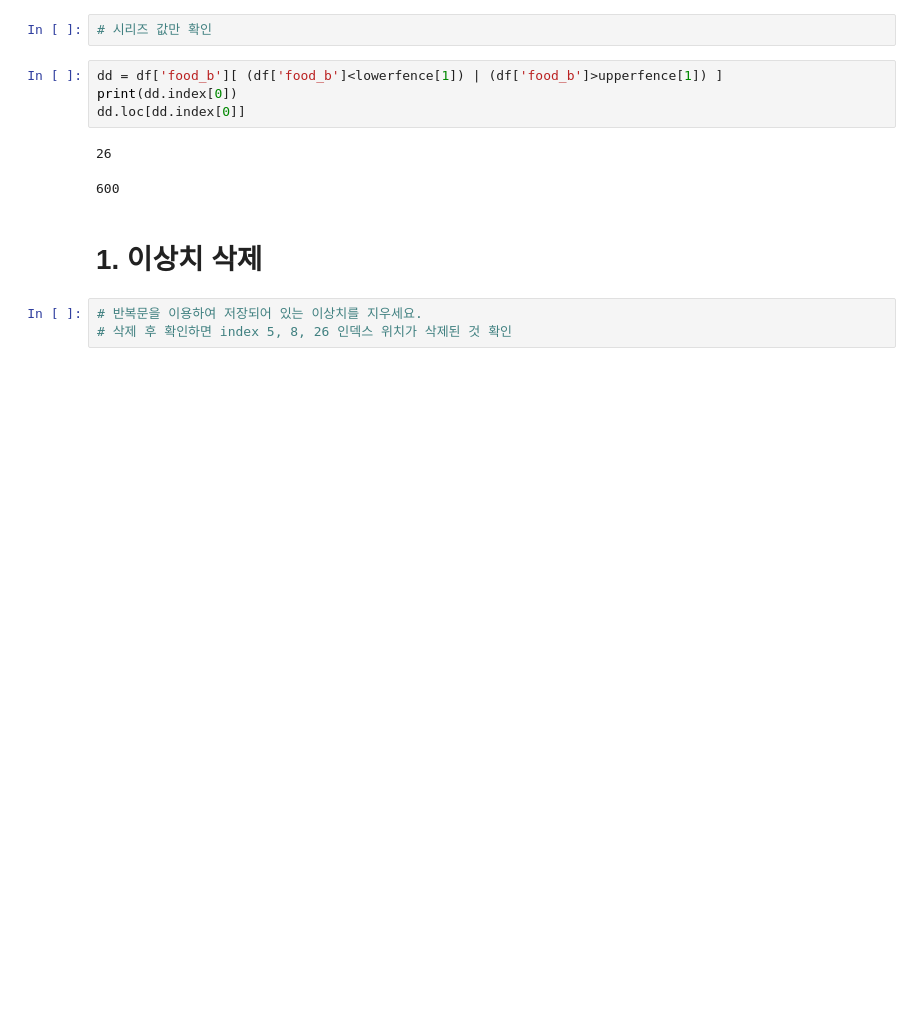
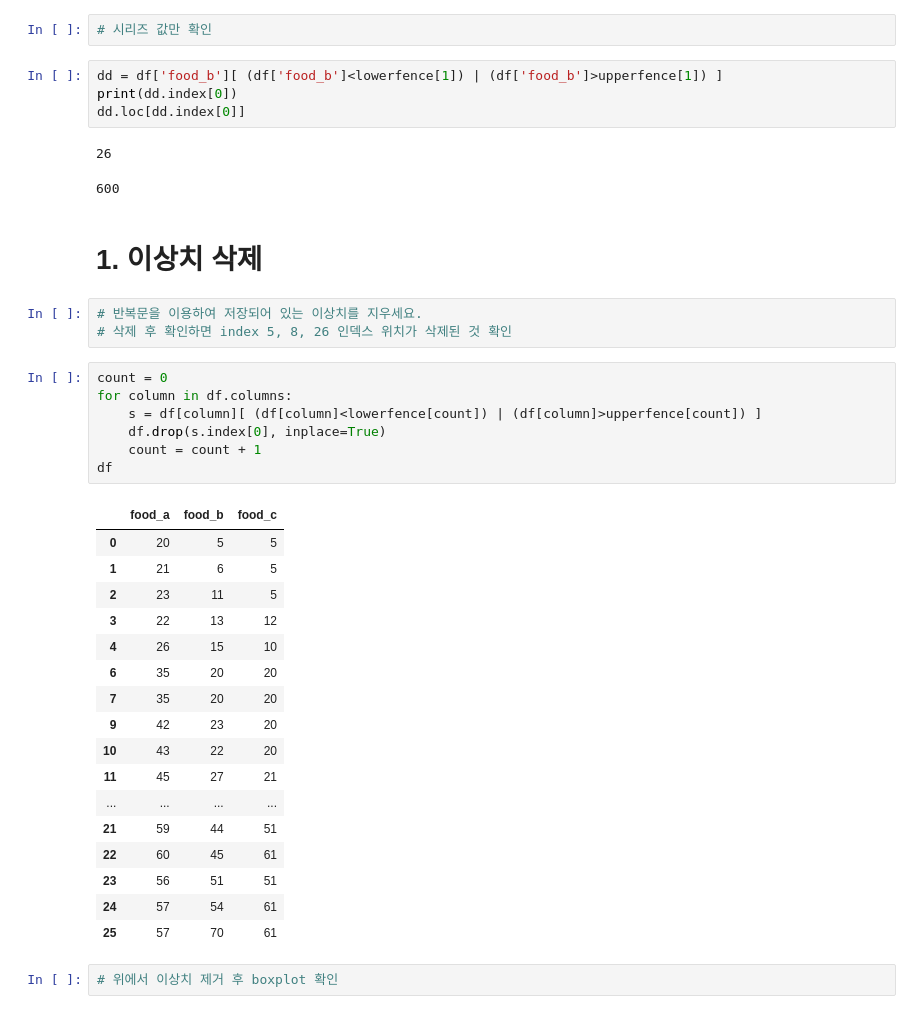
Before and after one commit to MaengJuyoung/kgitbank-MachineLearning, a Jupyter notebook: 2.데이터 클린징/Quiz04-food(이상치).ipynb, the cells around one changed output. Cells and saved outputs as stored; diff of their text form; blank space fills up the shorter version.

```diff
--- a/2.데이터 클린징/Quiz04-food(이상치).ipynb
+++ b/2.데이터 클린징/Quiz04-food(이상치).ipynb
@@ -101,3 +104,30 @@ dd.loc[dd.index[0]]
 # %%
 # 반복문을 이용하여 저장되어 있는 이상치를 지우세요.
 # 삭제 후 확인하면 index 5, 8, 26 인덱스 위치가 삭제된 것 확인
+# %%
+count = 0
+for column in df.columns:
+    s = df[column][ (df[column]<lowerfence[count]) | (df[column]>upperfence[count]) ]
+    df.drop(s.index[0], inplace=True)
+    count = count + 1
+df
+# %% [output]
+|  | food_a | food_b | food_c |
+| 0 | 20 | 5 | 5 |
+| 1 | 21 | 6 | 5 |
+| 2 | 23 | 11 | 5 |
+| 3 | 22 | 13 | 12 |
+| 4 | 26 | 15 | 10 |
+| 6 | 35 | 20 | 20 |
+| 7 | 35 | 20 | 20 |
+| 9 | 42 | 23 | 20 |
+| 10 | 43 | 22 | 20 |
+| 11 | 45 | 27 | 21 |
+| ... | ... | ... | ... |
+| 21 | 59 | 44 | 51 |
+| 22 | 60 | 45 | 61 |
+| 23 | 56 | 51 | 51 |
+| 24 | 57 | 54 | 61 |
+| 25 | 57 | 70 | 61 |
+# %%
+# 위에서 이상치 제거 후 boxplot 확인
```
Also changed, not shown: parts of 18 cells of this notebook, 3 other files.
